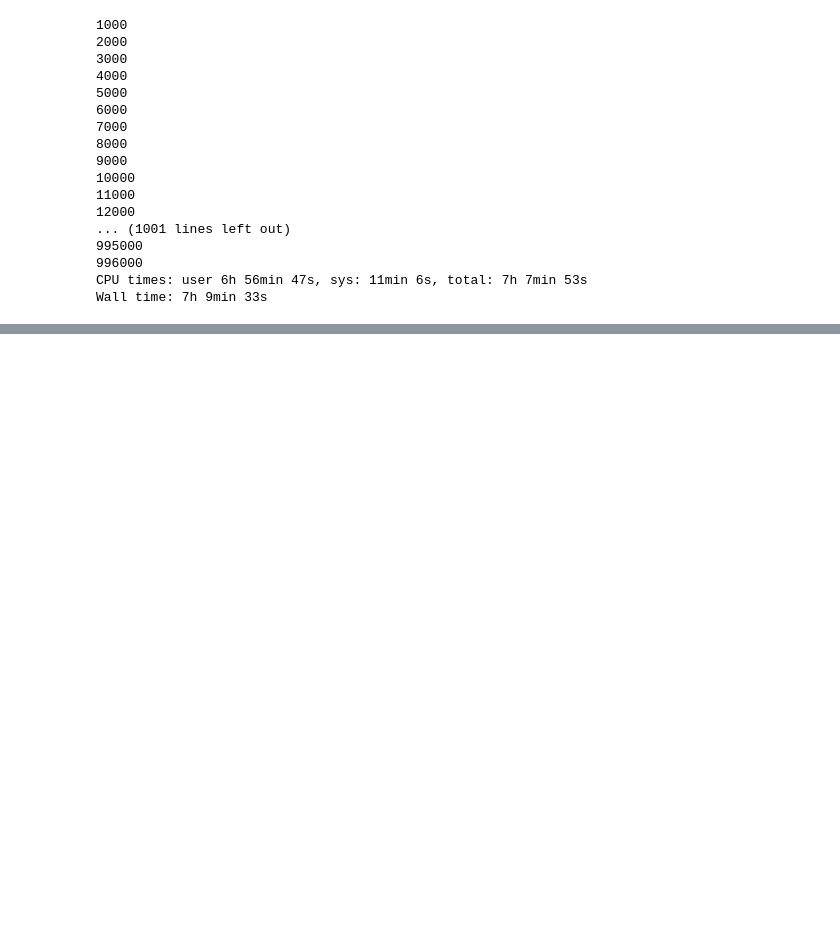
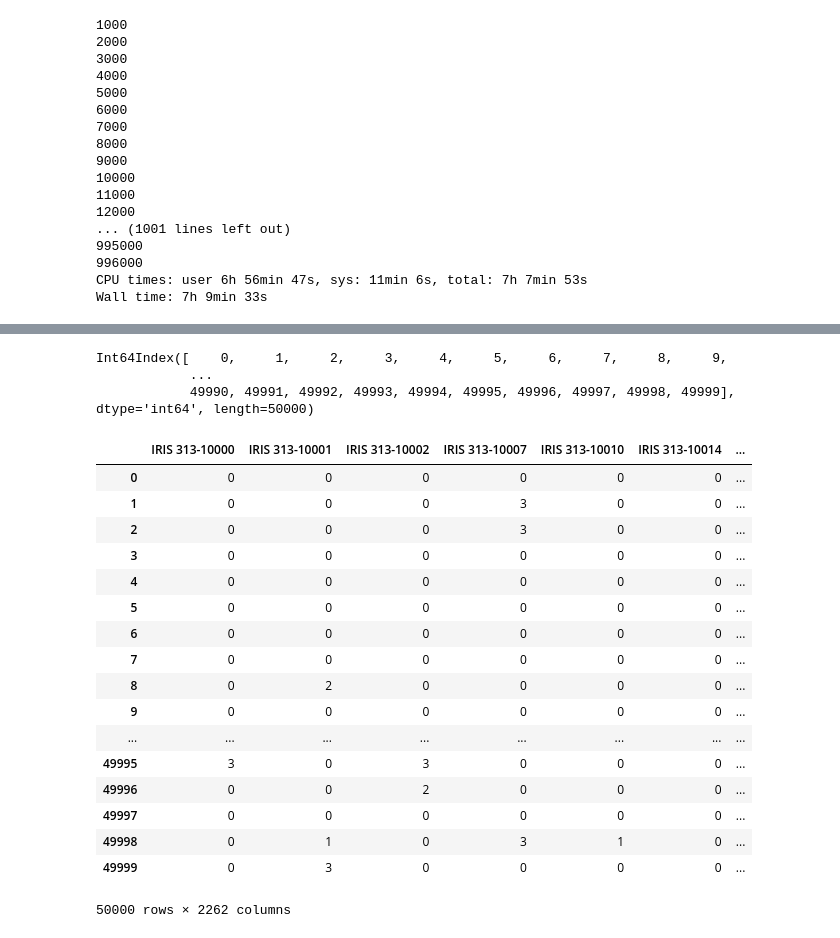
Before and after one commit to o0neil/Believe_The_Hype, a Jupyter notebook: WORK.ipynb, the cells around one changed output, grey strips where cells are left out. Saved outputs shown, nothing was run; the diff lists cells and outputs as text; code cells hidden in the pictures; blank space fills up the shorter version.

```diff
--- a/WORK.ipynb
+++ b/WORK.ipynb
@@ -728,0 +793,29 @@ print vcf_reader.samples
+# %%
+snpdf.index #.split(' ', 1 )
+# %% [output]
+Int64Index([    0,     1,     2,     3,     4,     5,     6,     7,     8,     9,
+            ...
+            49990, 49991, 49992, 49993, 49994, 49995, 49996, 49997, 49998, 49999], dtype='int64', length=50000)
+# %%
+isnpdf = msnpdf.replace(['0/0', '0/1', '1/1', np.nan], [0, 1, 2, 3])
+# %%
+isnpdf
+# %% [output]
+|  | IRIS 313-10000 | IRIS 313-10001 | IRIS 313-10002 | IRIS 313-10007 | IRIS 313-10010 | IRIS 313-10014 | ... |
+| 0 | 0 | 0 | 0 | 0 | 0 | 0 | ... |
+| 1 | 0 | 0 | 0 | 3 | 0 | 0 | ... |
+| 2 | 0 | 0 | 0 | 3 | 0 | 0 | ... |
+| 3 | 0 | 0 | 0 | 0 | 0 | 0 | ... |
+| 4 | 0 | 0 | 0 | 0 | 0 | 0 | ... |
+| 5 | 0 | 0 | 0 | 0 | 0 | 0 | ... |
+| 6 | 0 | 0 | 0 | 0 | 0 | 0 | ... |
+| 7 | 0 | 0 | 0 | 0 | 0 | 0 | ... |
+| 8 | 0 | 2 | 0 | 0 | 0 | 0 | ... |
+| 9 | 0 | 0 | 0 | 0 | 0 | 0 | ... |
+| ... | ... | ... | ... | ... | ... | ... | ... |
+| 49995 | 3 | 0 | 3 | 0 | 0 | 0 | ... |
+| 49996 | 0 | 0 | 2 | 0 | 0 | 0 | ... |
+| 49997 | 0 | 0 | 0 | 0 | 0 | 0 | ... |
+| 49998 | 0 | 1 | 0 | 3 | 1 | 0 | ... |
+| 49999 | 0 | 3 | 0 | 0 | 0 | 0 | ... |
+50000 rows × 2262 columns
```
Also changed, not shown: parts of 37 cells of this notebook.
